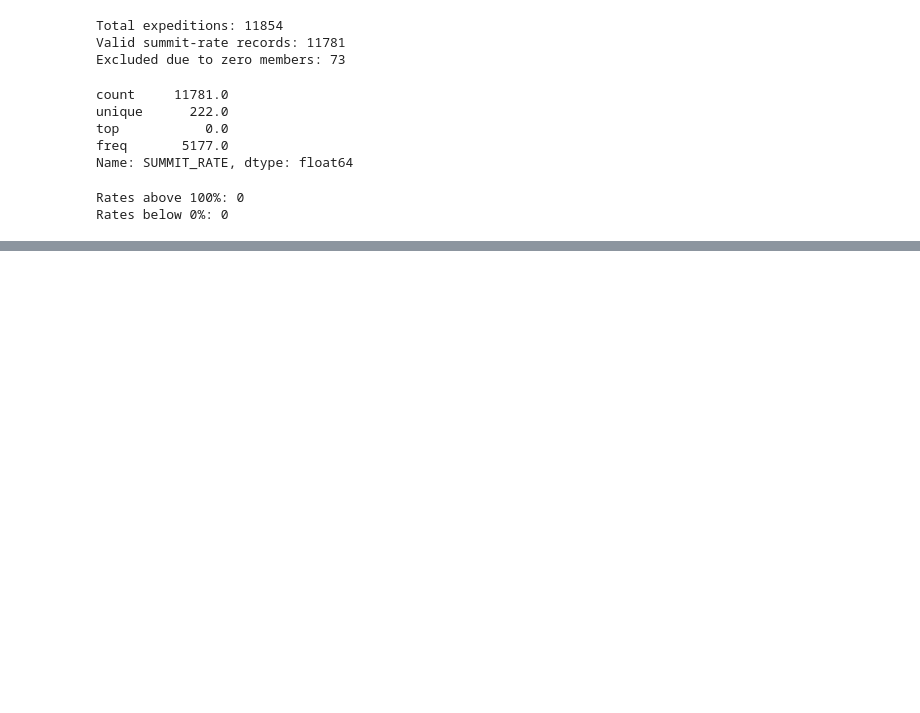
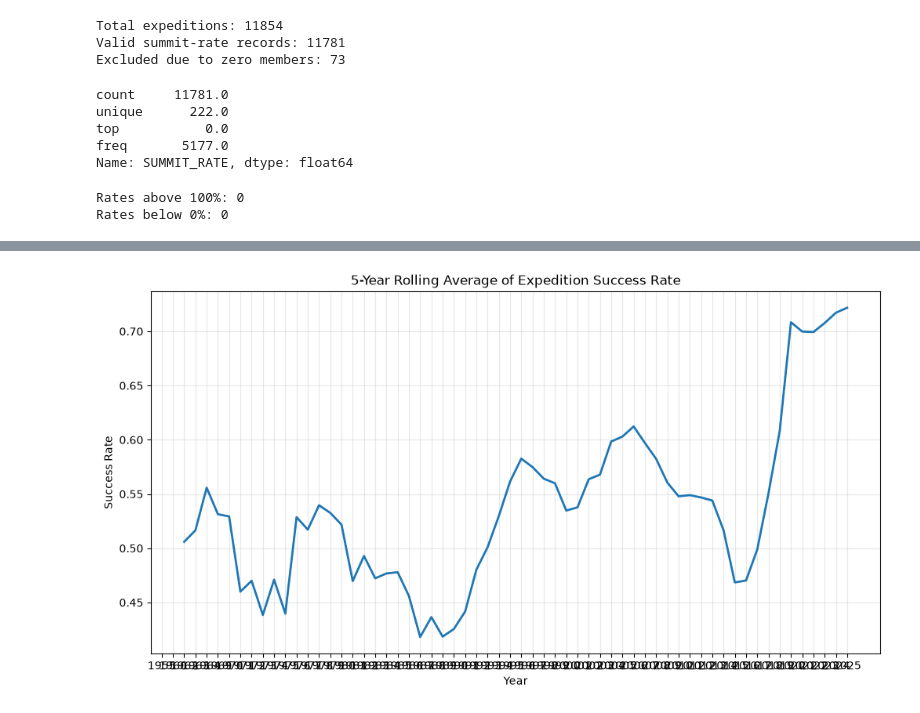
Before and after one commit to nirmal-codes18/PeakRisk, a Jupyter notebook: notebooks/01_data_exploration.ipynb, the cells around one changed output, grey strips where cells are left out. Cells and saved outputs as stored; diff of their text form; code cells hidden in the pictures; blank space fills up the shorter version.

```diff
--- a/notebooks/01_data_exploration.ipynb
+++ b/notebooks/01_data_exploration.ipynb
@@ -1314,0 +1723,23 @@ Rates below 0%: 0
+# %%
+yearly_stats_20["SUCCESS_RATE_ROLLING"] = (
+    yearly_stats_20["SUCCESS_RATE"]
+    .rolling(window=5)
+    .mean()
+)
+
+plt.figure(figsize=(12, 6))
+
+plt.plot(
+    yearly_stats_20["YEAR"],
+    yearly_stats_20["SUCCESS_RATE_ROLLING"],
+    linewidth=2
+)
+
+plt.title("5-Year Rolling Average of Expedition Success Rate")
+plt.xlabel("Year")
+plt.ylabel("Success Rate")
+plt.grid(True, alpha=0.3)
+
+plt.show()
+# %% [output]
+[figure, added]
```
Also changed, not shown: parts of 28 cells of this notebook.
